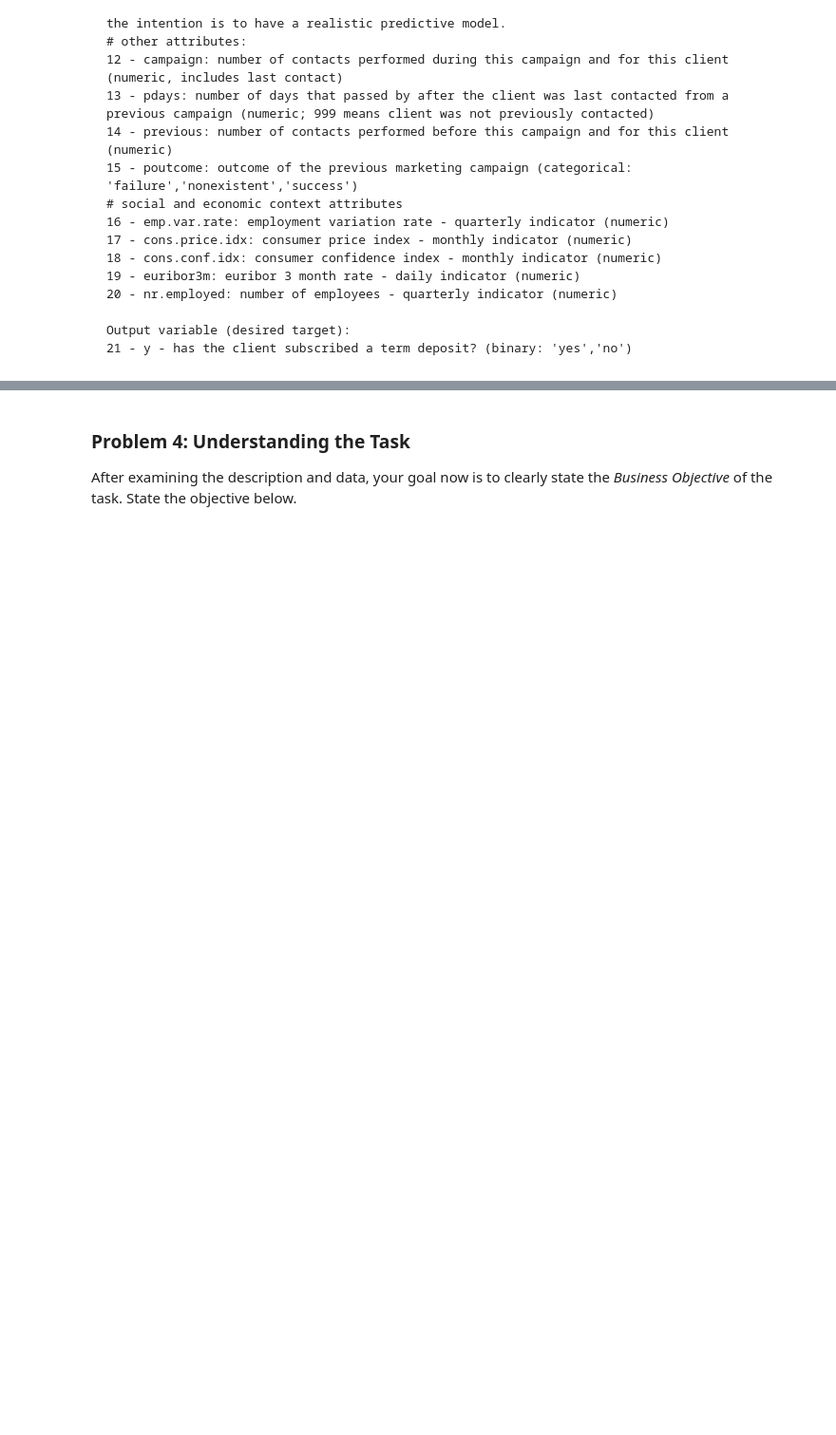
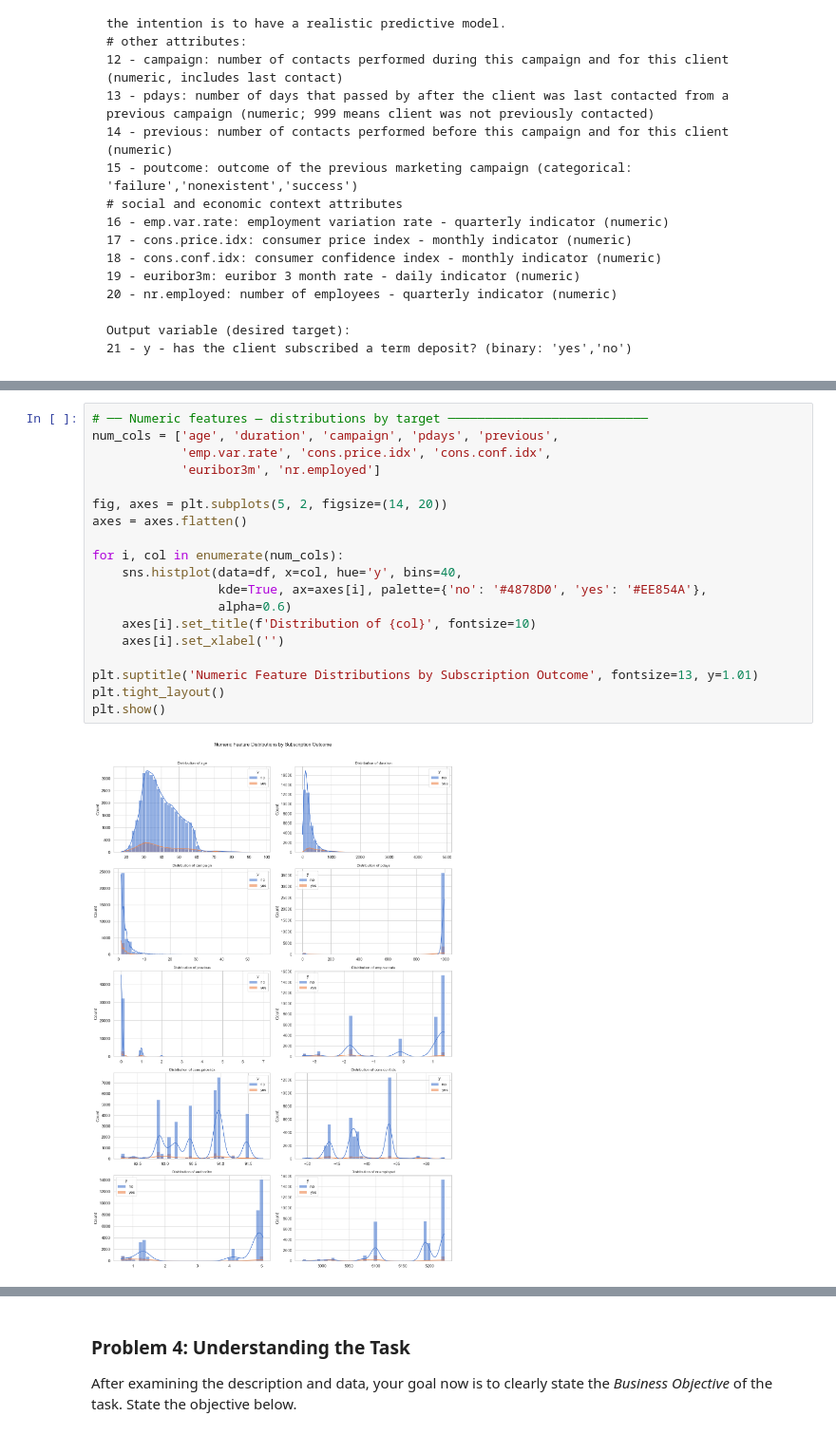
Before and after one commit to chrisduff-lab/UC_Berkley_17_Comparing_Classifiers, a Jupyter notebook: Prac_3_comparing_classifiers.ipynb, the cells around one changed output, grey strips where cells are left out. Shown at 95% size. Drawn from its saved outputs; the diff is of its cells as text; blank space fills up the shorter version.

```diff
--- a/Prac_3_comparing_classifiers.ipynb
+++ b/Prac_3_comparing_classifiers.ipynb
@@ -59,0 +233,21 @@ Output variable (desired target):
+# %%
+# ── Numeric features — distributions by target ───────────────────────────
+num_cols = ['age', 'duration', 'campaign', 'pdays', 'previous',
+            'emp.var.rate', 'cons.price.idx', 'cons.conf.idx',
+            'euribor3m', 'nr.employed']
+
+fig, axes = plt.subplots(5, 2, figsize=(14, 20))
+axes = axes.flatten()
+
+for i, col in enumerate(num_cols):
+    sns.histplot(data=df, x=col, hue='y', bins=40,
+                 kde=True, ax=axes[i], palette={'no': '#4878D0', 'yes': '#EE854A'},
+                 alpha=0.6)
+    axes[i].set_title(f'Distribution of {col}', fontsize=10)
+    axes[i].set_xlabel('')
+
+plt.suptitle('Numeric Feature Distributions by Subscription Outcome', fontsize=13, y=1.01)
+plt.tight_layout()
+plt.show()
+# %% [output]
+[figure, added]
```
Also changed, not shown: parts of 39 cells of this notebook.
